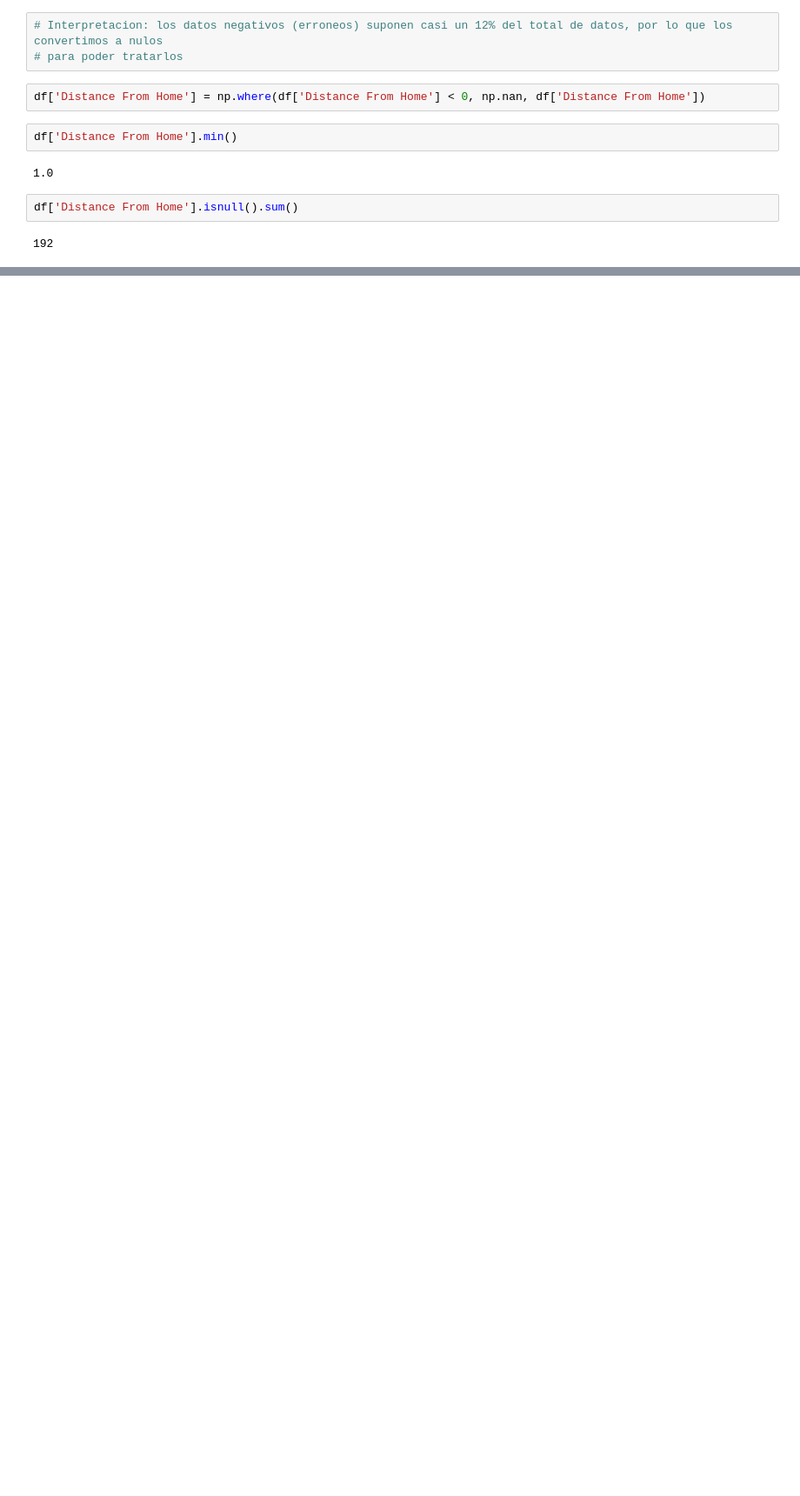
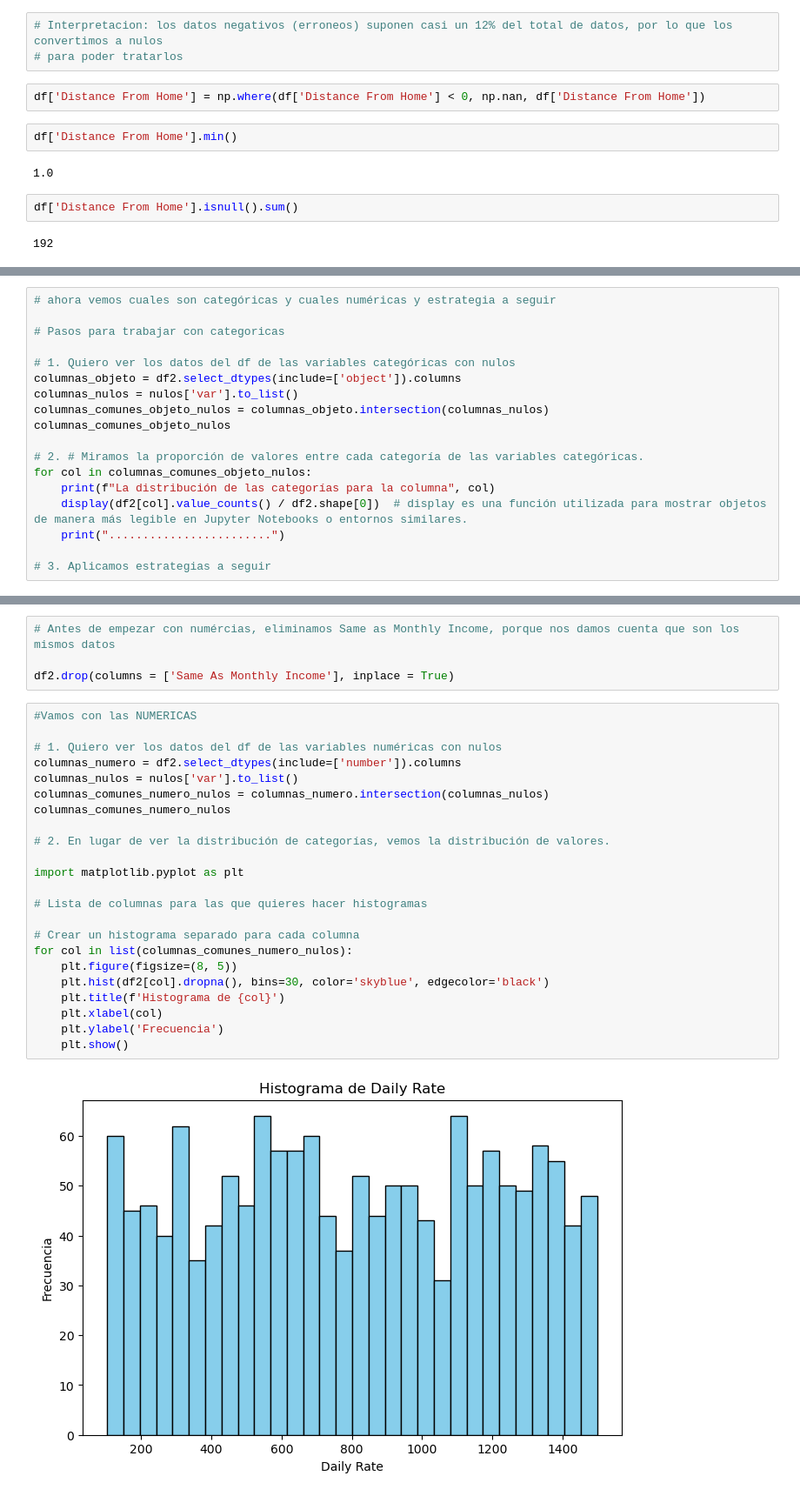
Before and after one commit to Adalab/proyecto-da-promo-c-modulo-3-team-1, a Jupyter notebook: proyecto3_equipo1.ipynb, the cells around one changed output, grey strips where cells are left out. Shown at 87% size. Saved outputs shown, nothing was run; the diff lists cells and outputs as text; blank space fills up the shorter version.

Commit message:
eliminar nulos

```diff
--- a/proyecto3_equipo1.ipynb
+++ b/proyecto3_equipo1.ipynb
@@ -652,0 +757,18 @@ df['Distance From Home'].isnull().sum()
+# %%
+# ahora vemos cuales son categóricas y cuales numéricas y estrategia a seguir
+
+# Pasos para trabajar con categoricas
+
+# 1. Quiero ver los datos del df de las variables categóricas con nulos
+columnas_objeto = df2.select_dtypes(include=['object']).columns
+columnas_nulos = nulos['var'].to_list()
+columnas_comunes_objeto_nulos = columnas_objeto.intersection(columnas_nulos)
+columnas_comunes_objeto_nulos
+
+# 2. # Miramos la proporción de valores entre cada categoría de las variables categóricas.
+for col in columnas_comunes_objeto_nulos:
+    print(f"La distribución de las categorías para la columna", col)
+    display(df2[col].value_counts() / df2.shape[0])  # display es una función utilizada para mostrar objetos de manera más legible en Jupyter Notebooks o entornos similares.
+    print("........................")
+
+# 3. Aplicamos estrategias a seguir
@@ -652,0 +857,29 @@ df['Distance From Home'].isnull().sum()
+# %%
+# Antes de empezar con numércias, eliminamos Same as Monthly Income, porque nos damos cuenta que son los mismos datos
+
+df2.drop(columns = ['Same As Monthly Income'], inplace = True)
+# %%
+#Vamos con las NUMERICAS
+
+# 1. Quiero ver los datos del df de las variables numéricas con nulos
+columnas_numero = df2.select_dtypes(include=['number']).columns
+columnas_nulos = nulos['var'].to_list()
+columnas_comunes_numero_nulos = columnas_numero.intersection(columnas_nulos)
+columnas_comunes_numero_nulos
+
+# 2. En lugar de ver la distribución de categorías, vemos la distribución de valores.
+
+import matplotlib.pyplot as plt
+
+# Lista de columnas para las que quieres hacer histogramas
+
+# Crear un histograma separado para cada columna
+for col in list(columnas_comunes_numero_nulos):
+    plt.figure(figsize=(8, 5))
+    plt.hist(df2[col].dropna(), bins=30, color='skyblue', edgecolor='black')
+    plt.title(f'Histograma de {col}')
+    plt.xlabel(col)
+    plt.ylabel('Frecuencia')
+    plt.show()
+# %% [output]
+[figure, added]
```
Also changed, not shown: parts of 18 cells of this notebook.
